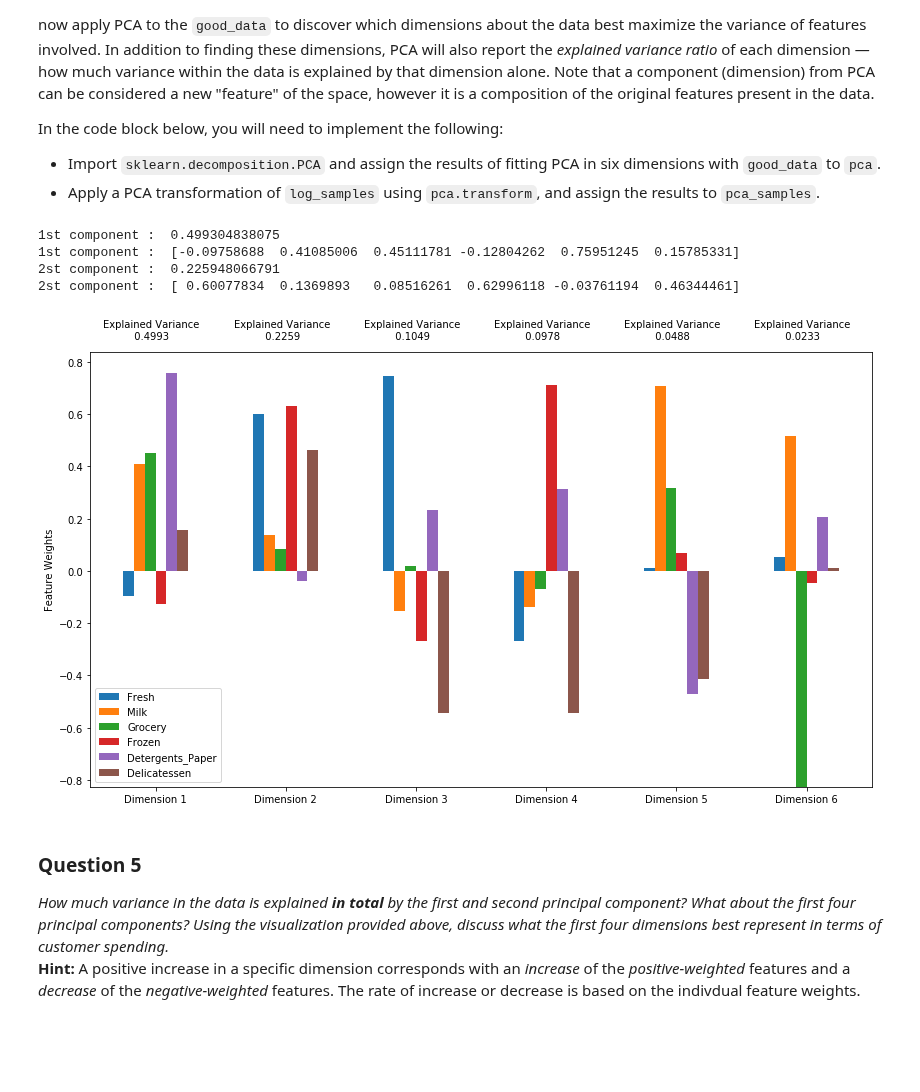
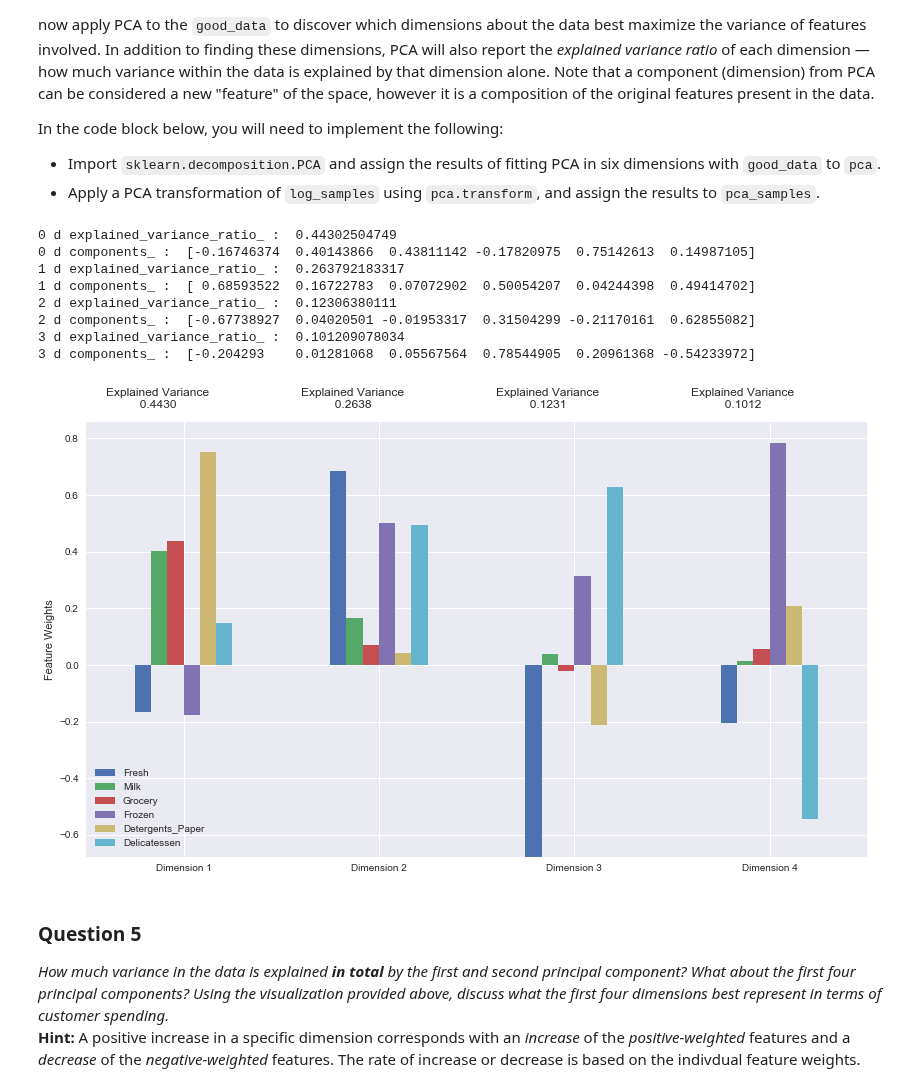
Before and after one commit to ibunny01/MLND, a Jupyter notebook: customer_segments.ipynb, the cells around one changed output. Saved outputs shown, nothing was run; the diff lists cells and outputs as text; code cells hidden in the pictures; blank space fills up the shorter version.

```diff
--- a/customer_segments.ipynb
+++ b/customer_segments.ipynb
@@ -222,7 +246,12 @@ In the code block below, you will need to implement the following:
 **NOTE:** If you choose to remove any outliers, ensure that the sample data does not contain any of these points!
 Once you have performed this implementation, the dataset will be stored in the variable `good_data`.
 # %%
+# outliers_indices = {}
+from collections import Counter
+
+counter_indices = Counter()
 outliers_indices = {}
+
 # For each feature find the data points with extreme high or low values
 for feature in log_data.keys():
 
@@ -235,22 +264,38 @@ for feature in log_data.keys():
     # TODO: Use the interquartile range to calculate an outlier step (1.5 times the interquartile range)
     step = 1.5 * (Q3-Q1)
 
-#     print "Q1 : ", Q1, "Q3 : ", Q3, "step : ", 1.5*(Q3-Q1)
+    # print "Q1 : ", Q1, "Q3 : ", Q3, "step : ", 1.5*(Q3-Q1)
 
     # Display the outliers
     print "Data points considered outliers for the feature '{}':".format(feature)
     outliers_indices[feature] = log_data[~((log_data[feature] >= Q1 - step) & (log_data[feature] <= Q3 + step))].index
-    display(log_data.loc[outliers_indices[feature],:])
+    counter_indices.update(log_data[~((log_data[feature] >= Q1 - step) & (log_data[feature] <= Q3 + step))].index)
+#     display(log_data.loc[outliers_indices[feature],:])
 
 # OPTIONAL: Select the indices for data points you wish to remove
+'''
+Here we find 42 outliers, in 440 samples, nearly 10 percentage of the total number.
+If we remove all the outlier, we would lose a lots of information.
+In this case, we should find some samples that are considered outliers for more than one feature.
+'''
 outliers = set()
 for feature in outliers_indices:
     outliers = outliers | set(outliers_indices[feature])
 outliers = list(outliers)
-
 print 'outliers of all features : ',outliers
 
+'''
+By use python list and set, we found 5 samples, So we remove those 5 samples instead of remove all the outlier
+to keep the information in the samples and make sure we have enough samples to analyse.
+'''
+repeated_outliers=[]
+for el in counter_indices.elements():
+    if counter_indices[el]>1:
+        repeated_outliers.append(el)
+print "Following records are outliers for more than one feature:", list(set(repeated_outliers))
+
 # Remove the outliers, if any were specified
-good_data = log_data.drop(log_data.index[outliers]).reset_index(drop = True)
+# good_data = log_data.drop(log_data.index[outliers]).reset_index(drop = True)
+good_data = log_data.drop(log_data.index[repeated_outliers]).reset_index(drop = True)
 # %% [output]
 Data points considered outliers for the feature 'Fresh':
@@ -339,28 +331,33 @@ In the code block below, you will need to implement the following:
 # %%
 # TODO: Apply PCA by fitting the good data with the same number of dimensions as features
 from sklearn.decomposition import PCA
-# pca = PCA(n_components=2)
-pca = PCA()
+
+n_comp=4
+pca = PCA(n_components=n_comp)
+# pca = PCA()
 pca.fit(good_data)
 
-print '1st component : ', pca.explained_variance_ratio_[0]
-print '1st component : ', pca.components_[0]
-print '2st component : ', pca.explained_variance_ratio_[1]
-print '2st component : ', pca.components_[1]
+for i in range(0,n_comp,1):
+    print i,'d explained_variance_ratio_ : ', pca.explained_variance_ratio_[i]
+    print i,'d components_ : ', pca.components_[i]
 
 # TODO: Transform log_samples using the PCA fit above
 pca_samples = pca.transform(log_samples)
 
 # Generate PCA results plot
 pca_results = vs.pca_results(good_data, pca)
 
 # display(pca_results)
 # %% [output]
-1st component :  0.499304838075
-1st component :  [-0.09758688  0.41085006  0.45111781 -0.12804262  0.75951245  0.15785331]
-2st component :  0.225948066791
-2st component :  [ 0.60077834  0.1369893   0.08516261  0.62996118 -0.03761194  0.46344461]
+0 d explained_variance_ratio_ :  0.44302504749
+0 d components_ :  [-0.16746374  0.40143866  0.43811142 -0.17820975  0.75142613  0.14987105]
+1 d explained_variance_ratio_ :  0.263792183317
+1 d components_ :  [ 0.68593522  0.16722783  0.07072902  0.50054207  0.04244398  0.49414702]
+2 d explained_variance_ratio_ :  0.12306380111
+2 d components_ :  [-0.67738927  0.04020501 -0.01953317  0.31504299 -0.21170161  0.62855082]
+3 d explained_variance_ratio_ :  0.101209078034
+3 d components_ :  [-0.204293    0.01281068  0.05567564  0.78544905  0.20961368 -0.54233972]
-[figure, old version]
+[figure, new version]
 # %% [markdown]
 ### Question 5
 *How much variance in the data is explained* ***in total*** *by the first and second principal component? What about the first four principal components? Using the visualization provided above, discuss what the first four dimensions best represent in terms of customer spending.*
```
Also changed, not shown: parts of 16 cells of this notebook, 1 other file.
